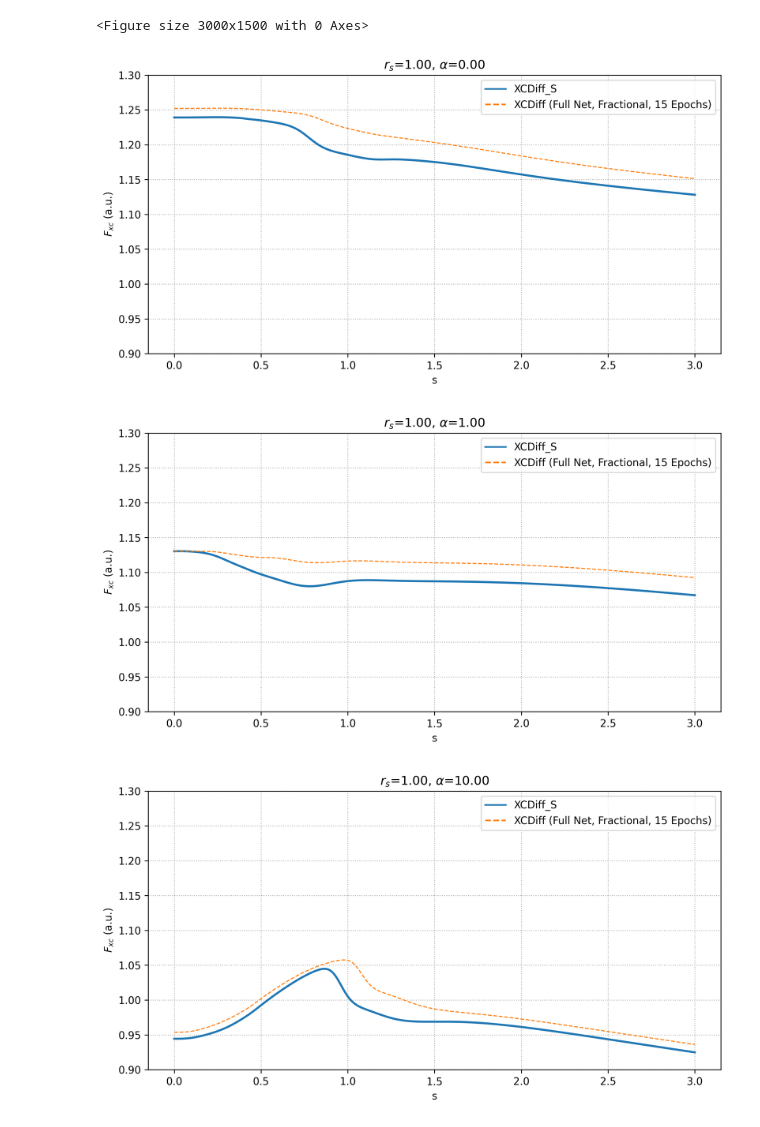
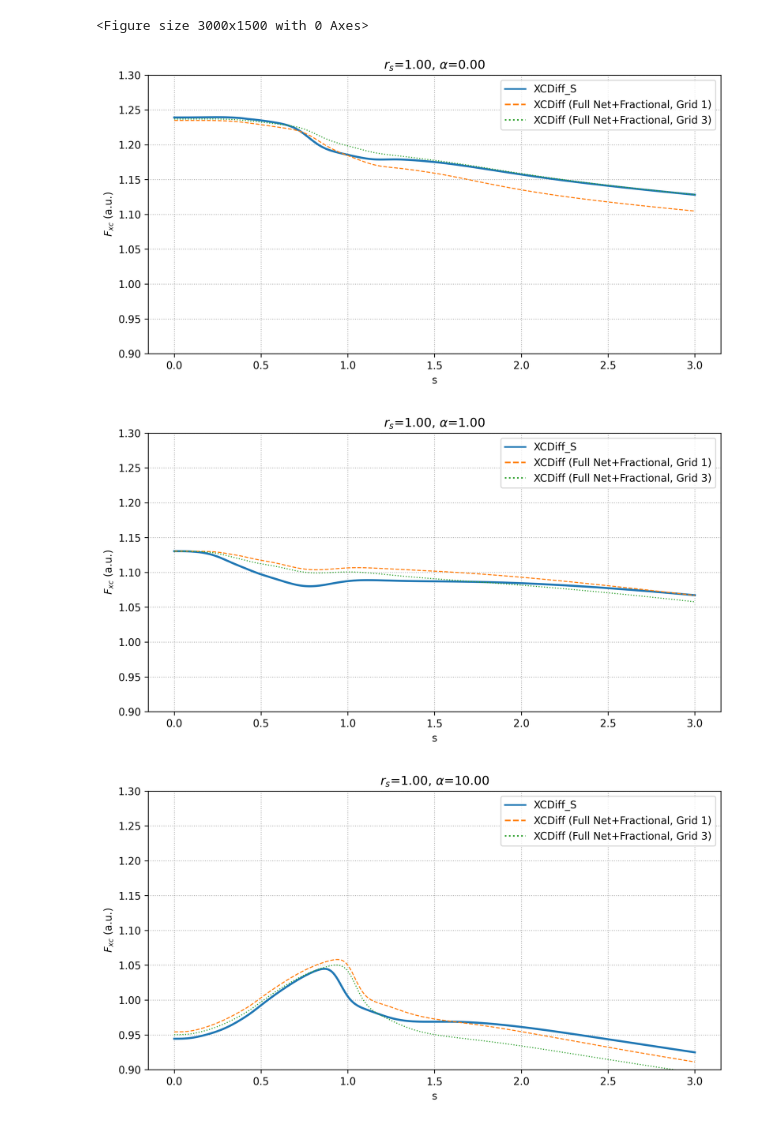
Before and after one commit to alecpwills/dpyscfl, a Jupyter notebook: notebooks/plot_enhancement_general.ipynb, the cells around one changed output. Saved outputs shown, nothing was run; the diff lists cells and outputs as text; code cells hidden in the pictures.

```diff
--- a/notebooks/plot_enhancement_general.ipynb
+++ b/notebooks/plot_enhancement_general.ipynb
@@ -330,40 +330,40 @@ figsize(10,5)
 figure(dpi=300)
 modelroot = '/home/awills/Documents/Research/swxcd/eval'
 xcdsd = '/home/awills/Documents/Research/swxcd/train/xcdiffsym'
-xcdsfp = '/home/awills/Documents/Research/swxcd/train/xcdsymfrac'
+xcdsfp = '/home/awills/Documents/Research/swxcd/eval/xcdsymfrac/abfrac/'
 xcd = torch.jit.load(os.path.join(modelroot, 'xcdiff/MODEL_MGGA/xc'))
-xcd4pc2 = torch.load(os.path.join(xcdsd, 'lr1en4_pc2', 'xc'))
-xcdsf = torch.load(os.path.join(xcdsfp, 'xc'))
-
+xcdsf1 = torch.load(xcdsfp+'/swmg1/MODEL_MGGA/xc')
+xcdsf3 = torch.load(xcdsfp+'/swmg3/MODEL_MGGA/xc')
 only = None
 ylims=(0.9, 1.3)
 dct = {"XCDiff_S": xcd,
       #"XCDiff (Continued, LR=1e-4 (pc2))":xcd4pc2.xc,
-       "XCDiff (Full Net, Fractional, 15 Epochs)":xcdsf.xc}
+       "XCDiff (Full Net+Fractional, Grid 1)":xcdsf1.xc,
+       "XCDiff (Full Net+Fractional, Grid 3)":xcdsf3.xc}
 
 plot_fxc(dct, s_range=[0, 3], rs=[1], alpha_range=[0], only=only)
 ylim(ylims)
 # legend([])
 grid(ls=':')
 title("$r_s$={:3.2f}, $\\alpha$={:3.2f}".format(1, 0))
 
 # savefig('Fxc_mgga_alpha0.pdf',bbox_inches='tight')
 figure(dpi=300)
 plot_fxc(dct, s_range=[0, 3], rs=[1], alpha_range=[1], only=only)
 ylim(ylims)
 title("$r_s$={:3.2f}, $\\alpha$={:3.2f}".format(1, 1))
 
 # legend([])
 grid(ls=':')
 # savefig('Fxc_mgga_alpha1.pdf',bbox_inches='tight')
 figure(dpi=300)
 plot_fxc(dct, s_range=[0, 3], rs=[1], alpha_range=[10], only=only)
 title("$r_s$={:3.2f}, $\\alpha$={:3.2f}".format(1, 10))
 ylim(ylims)
 # legend([])
 grid(ls=':')
 # savefig('Fxc_mgga_alpha10.pdf',bbox_inches='tight')
 # %% [output]
-[figure, old version]
+[figure, new version]
-[figure, old version]
+[figure, new version]
-[figure, old version]
+[figure, new version]
```
Also changed, not shown: 3 other files.
